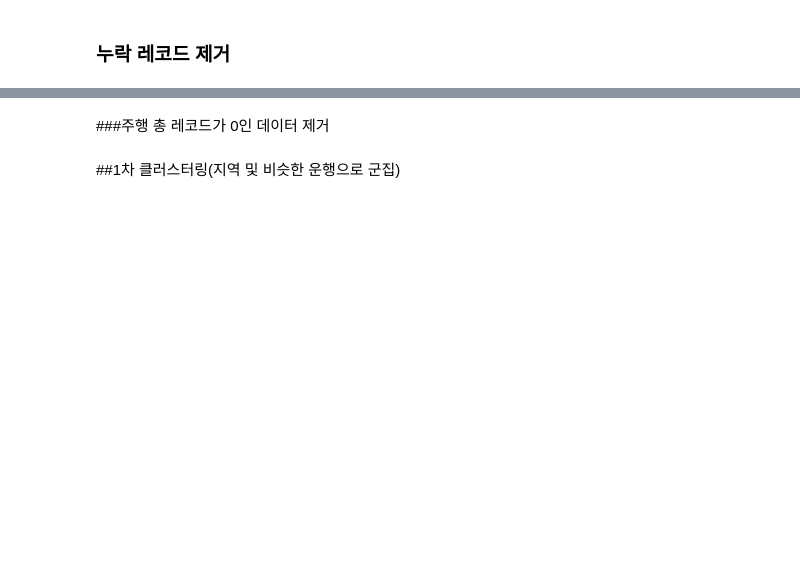
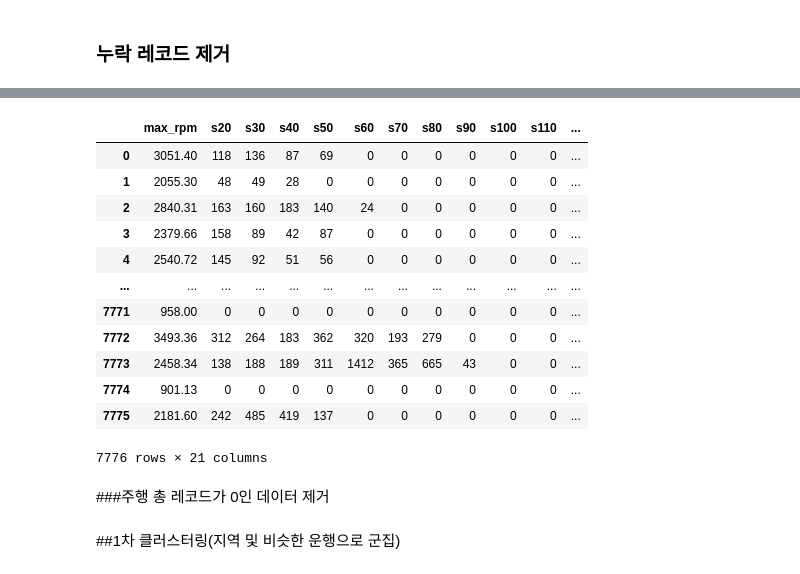
Before and after one commit to iterat1on/Realtime_abnomal_driving_detection, a Jupyter notebook: 클러스터링.ipynb, the cells around one changed output, grey strips where cells are left out. Cells and saved outputs as stored; diff of their text form; code cells hidden in the pictures; blank space fills up the shorter version.

```diff
--- a/클러스터링.ipynb
+++ b/클러스터링.ipynb
@@ -123,3 +51,20 @@ df
+# %%
+df = pd.read_csv('/content/drive/MyDrive/removenadf.csv')
+df
+# %% [output]
+|  | max_rpm | s20 | s30 | s40 | s50 | s60 | s70 | s80 | s90 | s100 | s110 | ... |
+| 0 | 3051.40 | 118 | 136 | 87 | 69 | 0 | 0 | 0 | 0 | 0 | 0 | ... |
+| 1 | 2055.30 | 48 | 49 | 28 | 0 | 0 | 0 | 0 | 0 | 0 | 0 | ... |
+| 2 | 2840.31 | 163 | 160 | 183 | 140 | 24 | 0 | 0 | 0 | 0 | 0 | ... |
+| 3 | 2379.66 | 158 | 89 | 42 | 87 | 0 | 0 | 0 | 0 | 0 | 0 | ... |
+| 4 | 2540.72 | 145 | 92 | 51 | 56 | 0 | 0 | 0 | 0 | 0 | 0 | ... |
+| ... | ... | ... | ... | ... | ... | ... | ... | ... | ... | ... | ... | ... |
+| 7771 | 958.00 | 0 | 0 | 0 | 0 | 0 | 0 | 0 | 0 | 0 | 0 | ... |
+| 7772 | 3493.36 | 312 | 264 | 183 | 362 | 320 | 193 | 279 | 0 | 0 | 0 | ... |
+| 7773 | 2458.34 | 138 | 188 | 189 | 311 | 1412 | 365 | 665 | 43 | 0 | 0 | ... |
+| 7774 | 901.13 | 0 | 0 | 0 | 0 | 0 | 0 | 0 | 0 | 0 | 0 | ... |
+| 7775 | 2181.60 | 242 | 485 | 419 | 137 | 0 | 0 | 0 | 0 | 0 | 0 | ... |
+7776 rows × 21 columns
 # %% [markdown]
 ###주행 총 레코드가 0인 데이터 제거
 # %%
```
Also changed, not shown: parts of 42 cells of this notebook.
